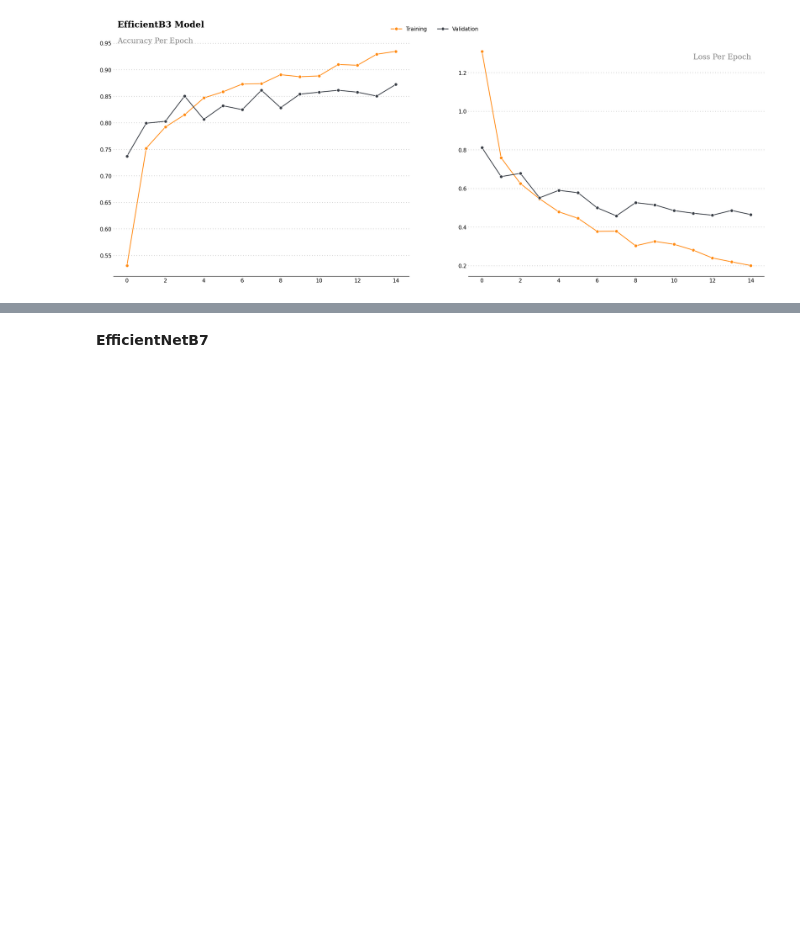
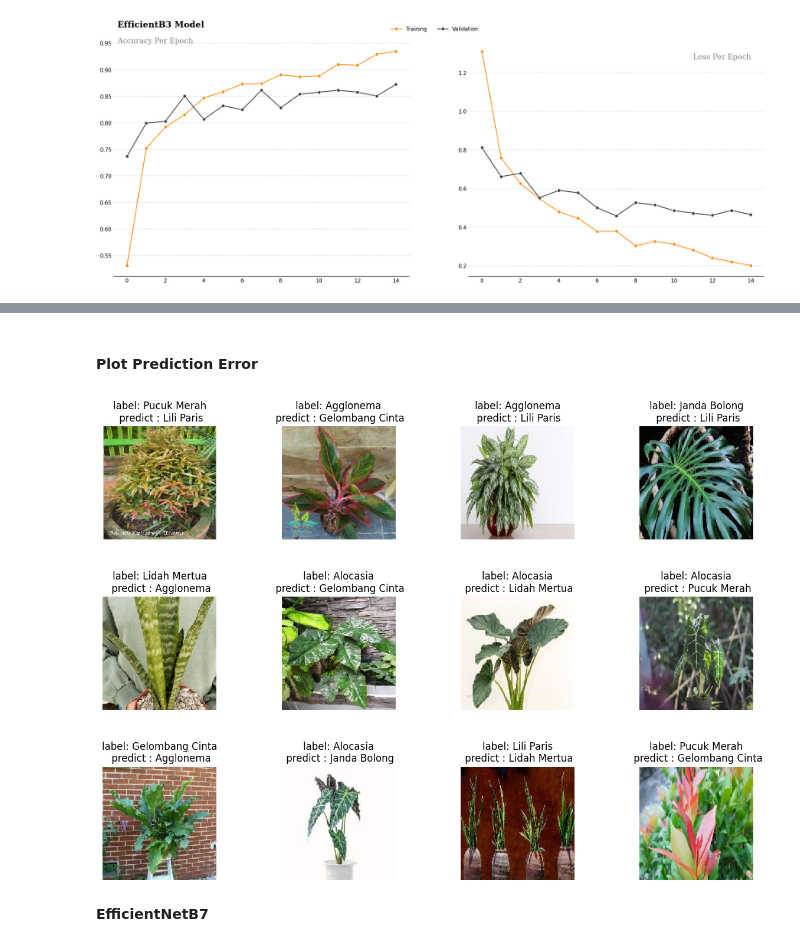
Before and after one commit to ornaman-dev/Bangkit-MachineLearning, a Jupyter notebook: main.ipynb, the cells around one changed output, grey strips where cells are left out. Cells and saved outputs as stored; diff of their text form; code cells hidden in the pictures; blank space fills up the shorter version.

```diff
--- a/main.ipynb
+++ b/main.ipynb
@@ -309,3 +349,34 @@ for s in ["top","right","left"]:
+# %% [markdown]
+#### Plot Prediction Error
+# %%
+#Plot prediction Error
+plt.figure(figsize=(15,10))
+
+Truelabel = []
+img = []
+pred = []
+
+for i in range(len(test_generator)) :
+    image,label = test_generator.next()
+    for j in range(64):
+        if (len(Truelabel) == 12) :
+            break
+
+        Aktual = class_names[np.argmax(label[j])]
+        y_pred = np.argmax(model.predict(image[j][None,...],verbose=0))
+        if (Aktual != class_names[y_pred]):
+            Truelabel.append(Aktual)
+            img.append(image[j])
+            pred.append(y_pred)
+
+for k in range(12) :
+    plt.subplot(3,4,k+1)
+    plt.subplots_adjust(hspace=0.5)
+    plt.imshow(tf.squeeze(img[k]))
+    plt.axis('off')
+    plt.title(f'label: {Truelabel[k]}\n predict : {class_names[pred[k]]}')
+# %% [output]
+[figure, added]
 # %%
 #Save model
 model_B3.save('Saved_Models/model_EfficientNetB3.h5')
```
Also changed, not shown: parts of 9 cells of this notebook.
